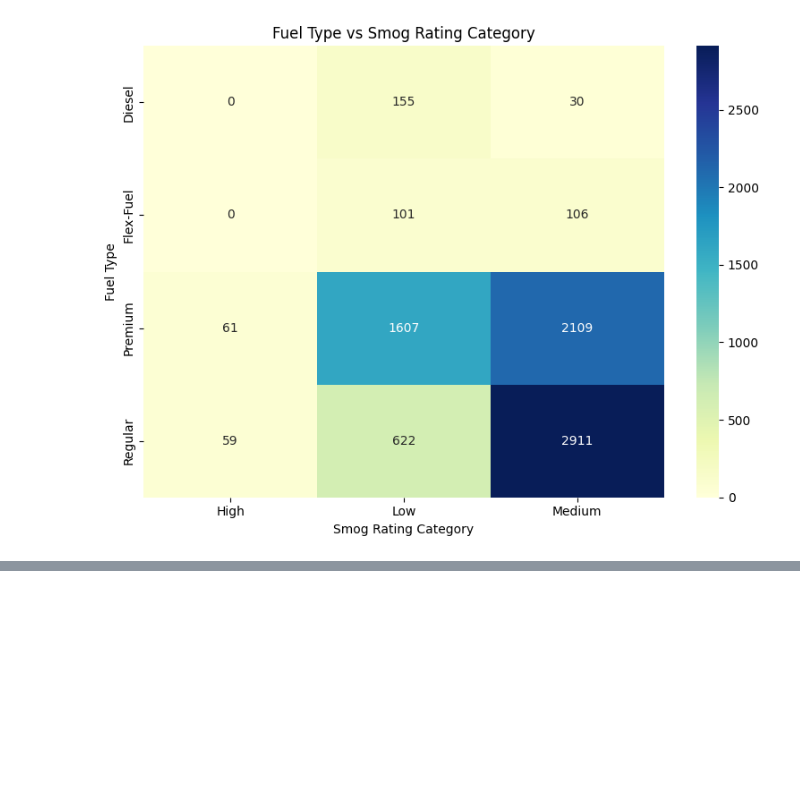
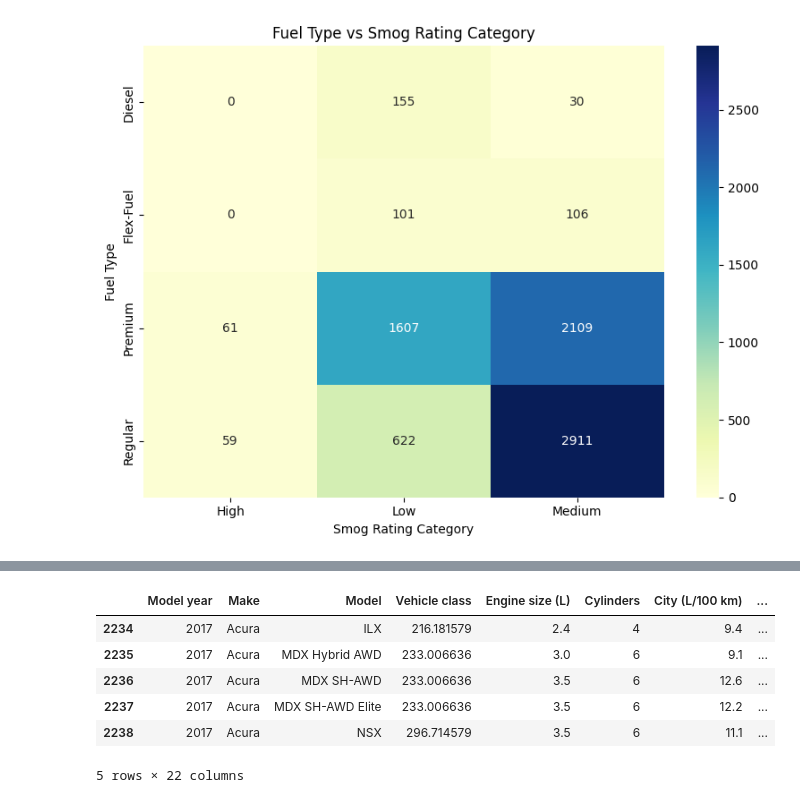
Before and after one commit to KalebW1229/CMSC320-Final-Project, a Jupyter notebook: checkpoint2.ipynb, the cells around one changed output, grey strips where cells are left out. Saved outputs shown, nothing was run; the diff lists cells and outputs as text; code cells hidden in the pictures; blank space fills up the shorter version.

```diff
--- a/checkpoint2.ipynb
+++ b/checkpoint2.ipynb
@@ -444,0 +511,29 @@ Class is a nominal attribute, so we have to do some frequency encoding to prepar
+# %%
+# dropping the gear number
+def remove_gear_number(transmission):
+    if (transmission.startswith("AM")):
+        return "Automated Manual"
+    elif (transmission.startswith("AS")):
+        return "Automatic Selectable"
+    elif (transmission.startswith("AV")):
+        return "Continuously Variable"
+    elif (transmission.startswith("A")):
+        return "Automatic"
+    else:
+        return "Manual"
+
+machine_learning_df["Transmission"] = machine_learning_df["Transmission"].apply(remove_gear_number)
+
+# one hot encoding
+transmission_encoded = pd.get_dummies(machine_learning_df["Transmission"])
+machine_learning_df = pd.concat([machine_learning_df, transmission_encoded], axis=1)
+machine_learning_df.drop(columns=["Transmission"], inplace=True)
+machine_learning_df.head()
+# %% [output]
+|  | Model year | Make | Model | Vehicle class | Engine size (L) | Cylinders | City (L/100 km) | ... |
+| 2234 | 2017 | Acura | ILX | 216.181579 | 2.4 | 4 | 9.4 | ... |
+| 2235 | 2017 | Acura | MDX Hybrid AWD | 233.006636 | 3.0 | 6 | 9.1 | ... |
+| 2236 | 2017 | Acura | MDX SH-AWD | 233.006636 | 3.5 | 6 | 12.6 | ... |
+| 2237 | 2017 | Acura | MDX SH-AWD Elite | 233.006636 | 3.5 | 6 | 12.2 | ... |
+| 2238 | 2017 | Acura | NSX | 296.714579 | 3.5 | 6 | 11.1 | ... |
+5 rows × 22 columns
```
Also changed, not shown: parts of 23 cells of this notebook, 1 other file.
